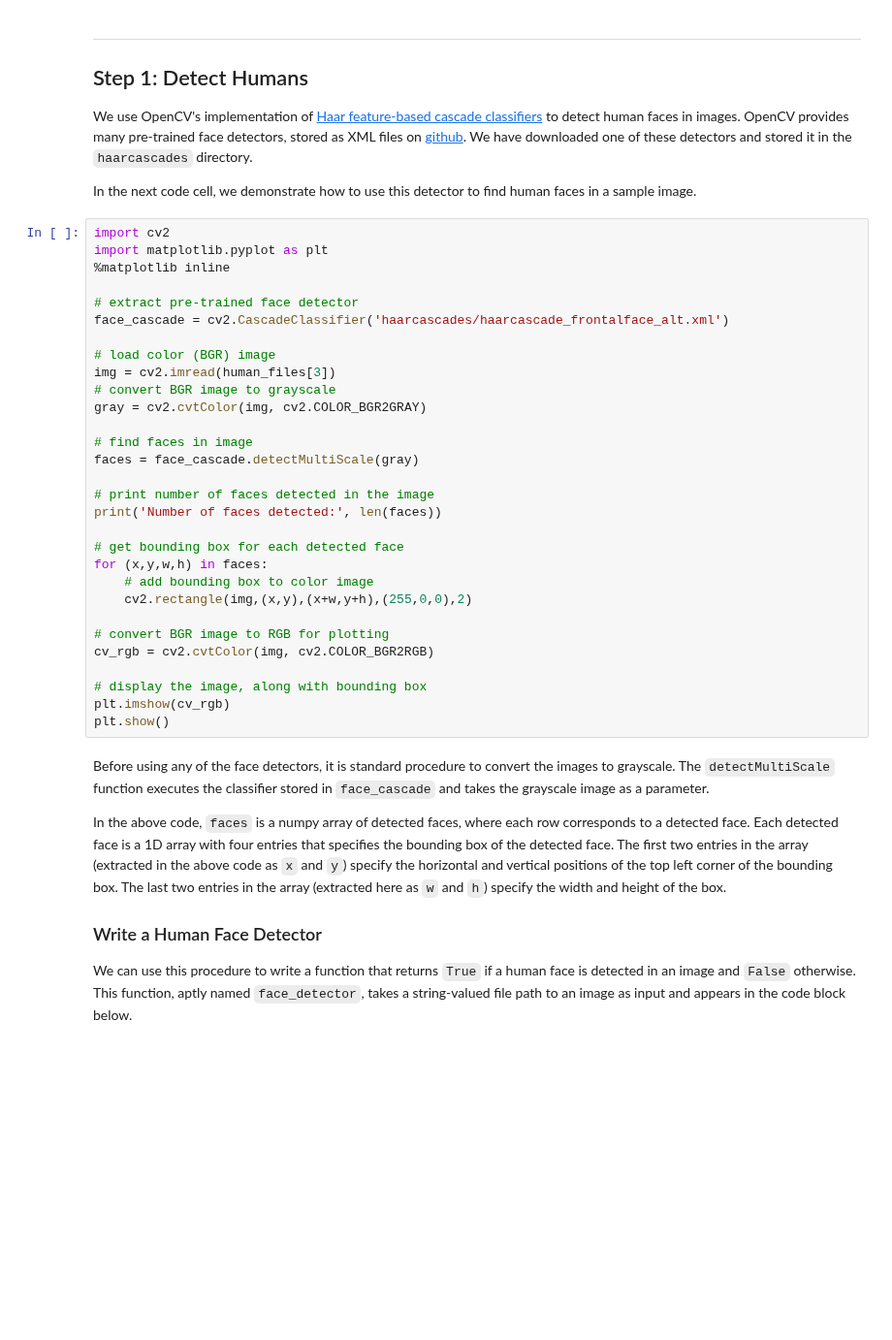
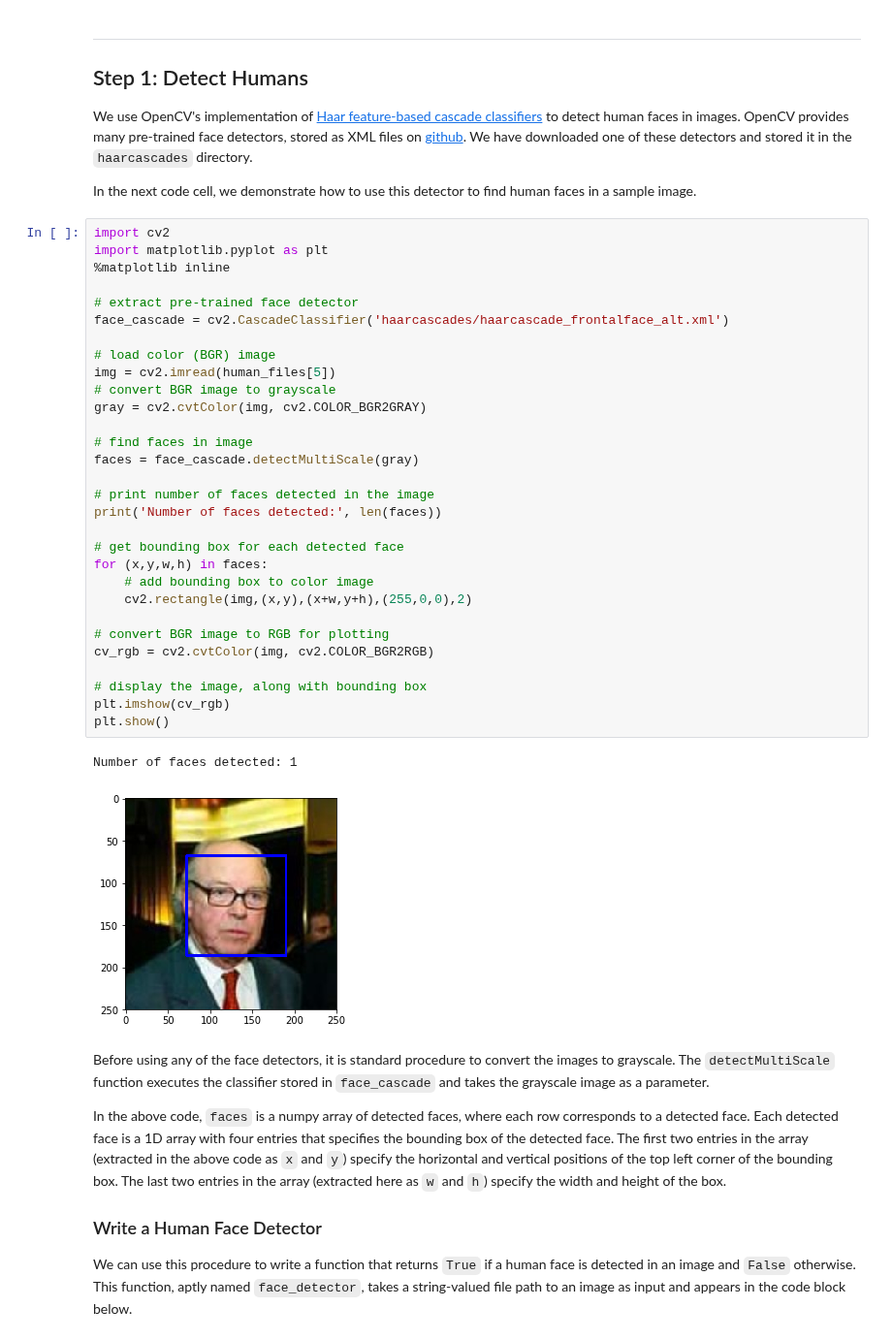
Before and after one commit to udacity/dog-project, a Jupyter notebook: dog_app.ipynb, the cells around one changed output. Shown at 97% size. Cells and saved outputs as stored; diff of their text form; blank space fills up the shorter version.

```diff
--- a/dog_app.ipynb
+++ b/dog_app.ipynb
@@ -104,33 +113,36 @@ In the next code cell, we demonstrate how to use this detector to find human fac
 # %%
 import cv2
 import matplotlib.pyplot as plt
 %matplotlib inline
 
 # extract pre-trained face detector
 face_cascade = cv2.CascadeClassifier('haarcascades/haarcascade_frontalface_alt.xml')
 
 # load color (BGR) image
-img = cv2.imread(human_files[3])
+img = cv2.imread(human_files[5])
 # convert BGR image to grayscale
 gray = cv2.cvtColor(img, cv2.COLOR_BGR2GRAY)
 
 # find faces in image
 faces = face_cascade.detectMultiScale(gray)
 
 # print number of faces detected in the image
 print('Number of faces detected:', len(faces))
 
 # get bounding box for each detected face
 for (x,y,w,h) in faces:
     # add bounding box to color image
     cv2.rectangle(img,(x,y),(x+w,y+h),(255,0,0),2)
 
 # convert BGR image to RGB for plotting
 cv_rgb = cv2.cvtColor(img, cv2.COLOR_BGR2RGB)
 
 # display the image, along with bounding box
 plt.imshow(cv_rgb)
 plt.show()
+# %% [output]
+Number of faces detected: 1
+[figure, added]
 # %% [markdown]
 Before using any of the face detectors, it is standard procedure to convert the images to grayscale.  The `detectMultiScale` function executes the classifier stored in `face_cascade` and takes the grayscale image as a parameter.
 
```
Also changed, not shown: parts of 27 cells of this notebook, 1 other file.
